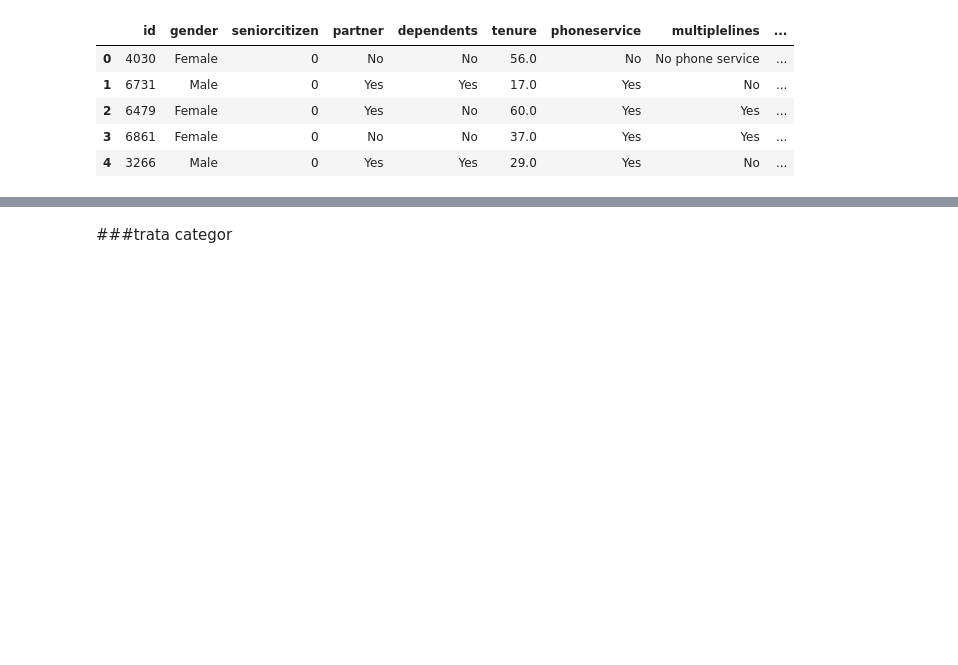
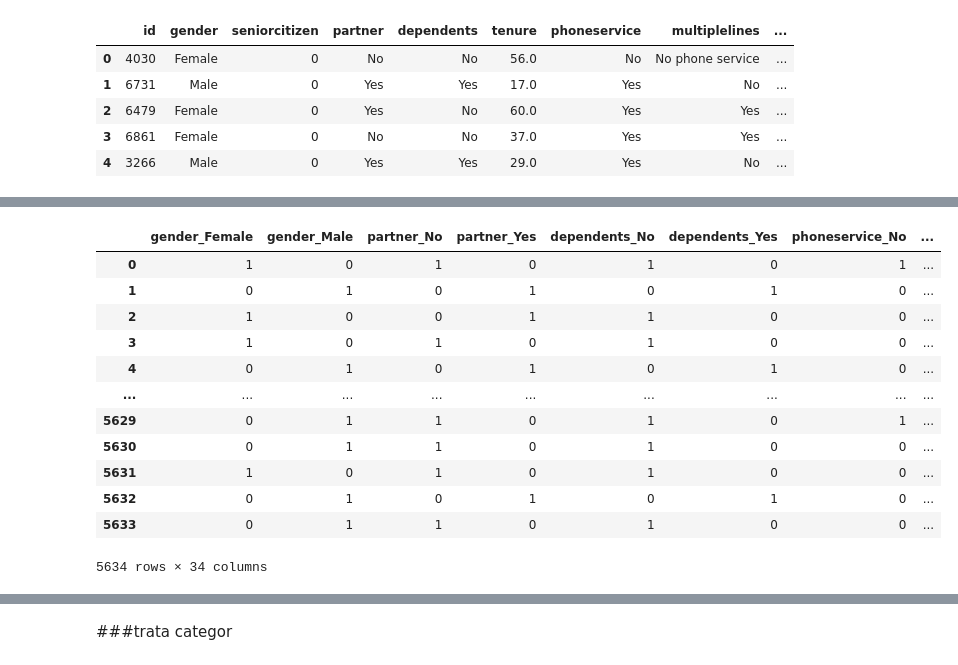
Before and after one commit to jjefferson2006/DSWP_JJ_altera, a Jupyter notebook: desafio_analise5.ipynb, the cells around one changed output, grey strips where cells are left out. Drawn from its saved outputs; the diff is of its cells as text; code cells hidden in the pictures; blank space fills up the shorter version.

```diff
--- a/desafio_analise5.ipynb
+++ b/desafio_analise5.ipynb
@@ -216,0 +452,8 @@ df_churn_train.head()
+# %%
+df_churn_train.deviceprotection.replace(['No internet service'], ['No'], inplace=True)
+# %%
+df_churn_train.techsupport.replace(['No internet service'], ['No'], inplace=True)
+# %%
+df_churn_train.streamingtv.replace(['No internet service'], ['No'], inplace=True)
+# %%
+df_churn_train.streamingmovies.replace(['No internet service'], ['No'], inplace=True)
@@ -216,0 +469,20 @@ df_churn_train.head()
+# %%
+dummy = pd.get_dummies(df_churn_train[['gender', 'partner', 'dependents',
+       'phoneservice', 'multiplelines', 'internetservice', 'onlinesecurity',
+       'onlinebackup', 'deviceprotection', 'techsupport', 'streamingtv',
+       'streamingmovies', 'contract', 'paperlessbilling', 'paymentmethod']])
+dummy
+# %% [output]
+|  | gender_Female | gender_Male | partner_No | partner_Yes | dependents_No | dependents_Yes | phoneservice_No | ... |
+| 0 | 1 | 0 | 1 | 0 | 1 | 0 | 1 | ... |
+| 1 | 0 | 1 | 0 | 1 | 0 | 1 | 0 | ... |
+| 2 | 1 | 0 | 0 | 1 | 1 | 0 | 0 | ... |
+| 3 | 1 | 0 | 1 | 0 | 1 | 0 | 0 | ... |
+| 4 | 0 | 1 | 0 | 1 | 0 | 1 | 0 | ... |
+| ... | ... | ... | ... | ... | ... | ... | ... | ... |
+| 5629 | 0 | 1 | 1 | 0 | 1 | 0 | 1 | ... |
+| 5630 | 0 | 1 | 1 | 0 | 1 | 0 | 0 | ... |
+| 5631 | 1 | 0 | 1 | 0 | 1 | 0 | 0 | ... |
+| 5632 | 0 | 1 | 0 | 1 | 0 | 1 | 0 | ... |
+| 5633 | 0 | 1 | 1 | 0 | 1 | 0 | 0 | ... |
+5634 rows × 34 columns
```
Also changed, not shown: parts of 92 cells of this notebook.
